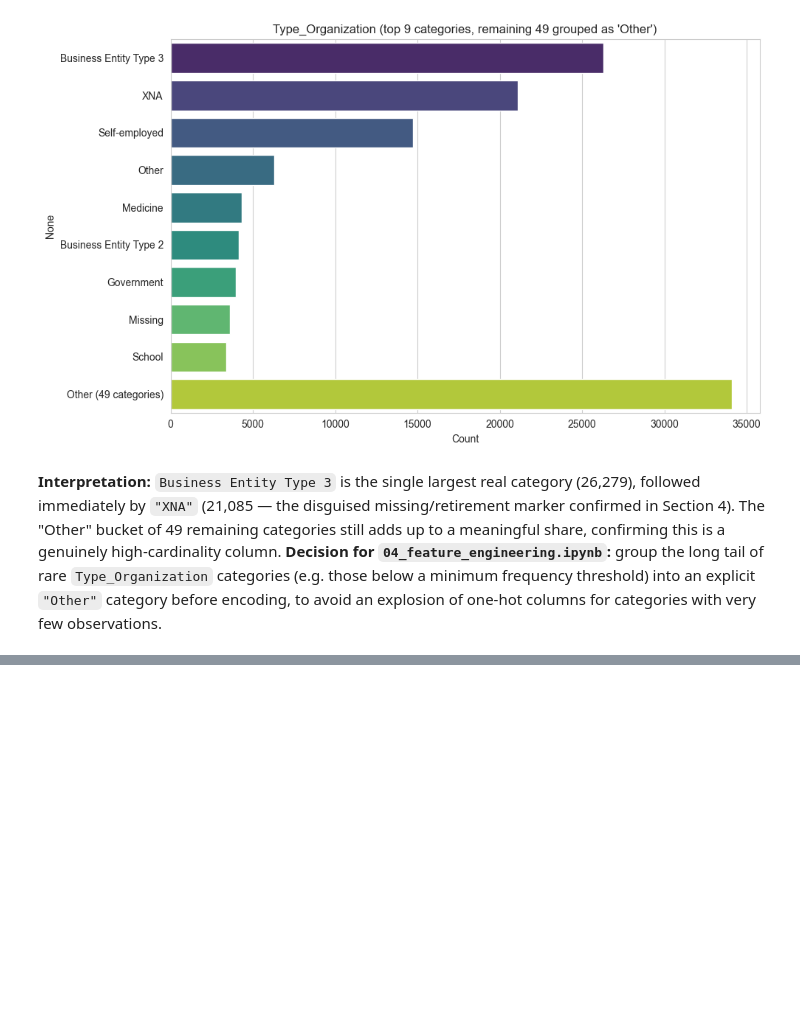
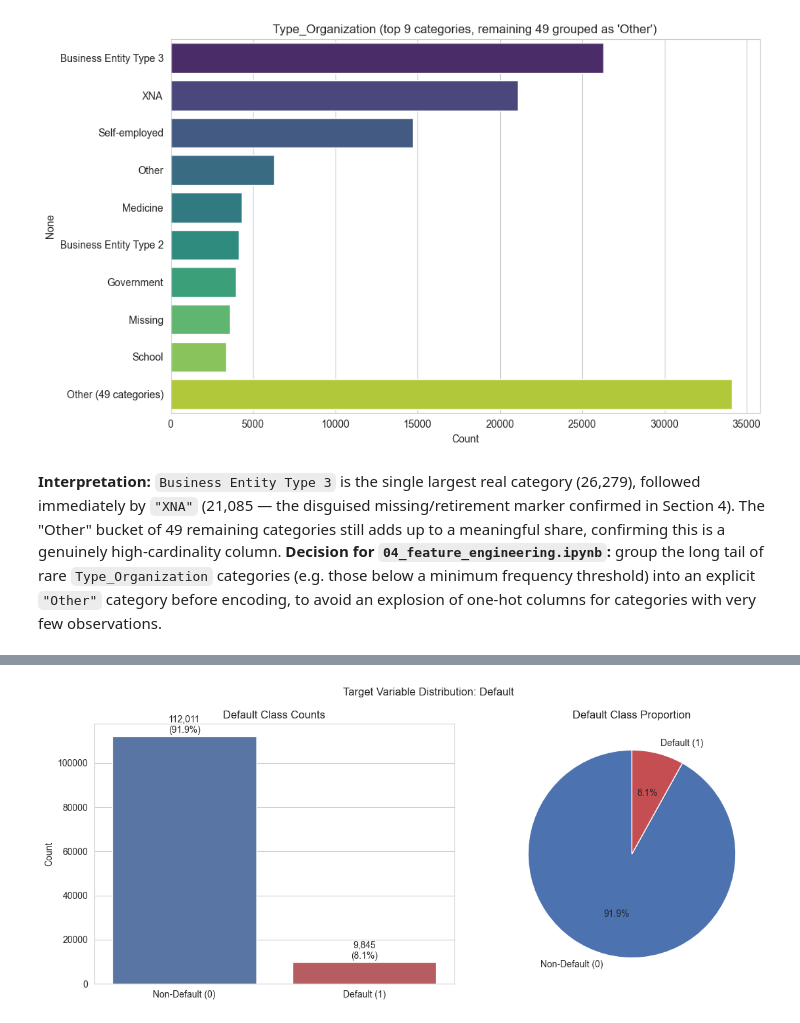
Before and after one commit to Pasiya990/FDM-AutoMobile_Loan_Default_Modelling, a Jupyter notebook: notebooks/02_eda.ipynb, the cells around one changed output, grey strips where cells are left out. Drawn from its saved outputs; the diff is of its cells as text; code cells hidden in the pictures; blank space fills up the shorter version.

Commit message:
Add EDA section 7: visualise target variable (Default) distribution

```diff
--- a/notebooks/02_eda.ipynb
+++ b/notebooks/02_eda.ipynb
@@ -576,0 +581,24 @@ plt.show()
+# %%
+default_counts = eda_df['Default'].value_counts().sort_index()
+default_pct = eda_df['Default'].value_counts(normalize=True).sort_index() * 100
+
+fig, axes = plt.subplots(1, 2, figsize=(12, 5))
+
+sns.barplot(x=['Non-Default (0)', 'Default (1)'], y=default_counts.values, hue=['Non-Default (0)', 'Default (1)'], palette=['#4C72B0', '#C44E52'], legend=False, ax=axes[0])
+axes[0].set_title('Default Class Counts')
+axes[0].set_ylabel('Count')
+for i, (count, pct) in enumerate(zip(default_counts.values, default_pct.values)):
+    axes[0].text(i, count + 1500, f"{count:,}\n({pct:.1f}%)", ha='center')
+
+axes[1].pie(default_counts.values, labels=['Non-Default (0)', 'Default (1)'], autopct='%1.1f%%',
+            colors=['#4C72B0', '#C44E52'], startangle=90)
+axes[1].set_title('Default Class Proportion')
+
+fig.suptitle('Target Variable Distribution: Default')
+plt.tight_layout()
+
+fig_dir = 'experiments/figures' if os.path.exists('experiments/figures') else '../experiments/figures'
+plt.savefig(os.path.join(fig_dir, '07_target_distribution.png'), dpi=150)
+plt.show()
+# %% [output]
+[figure, added]
```
Also changed, not shown: parts of 2 cells of this notebook, 1 other file.
